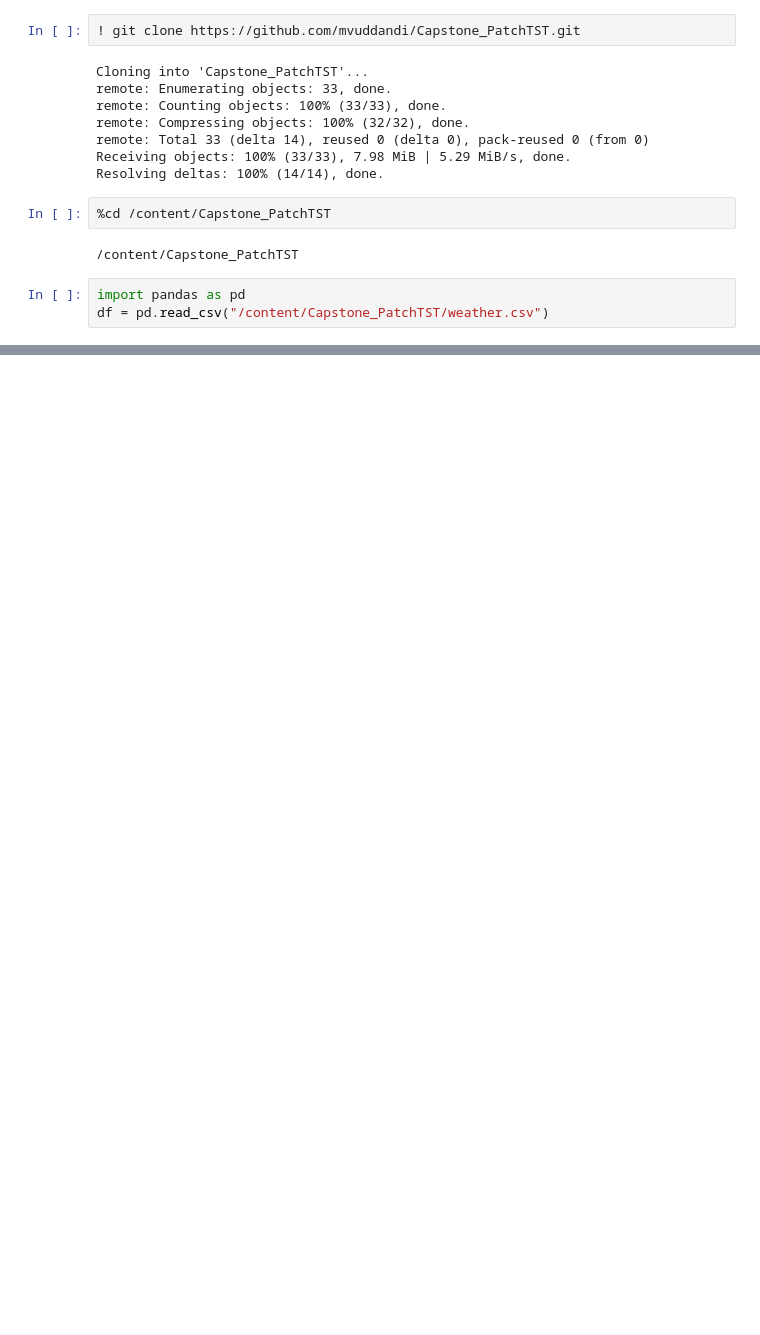
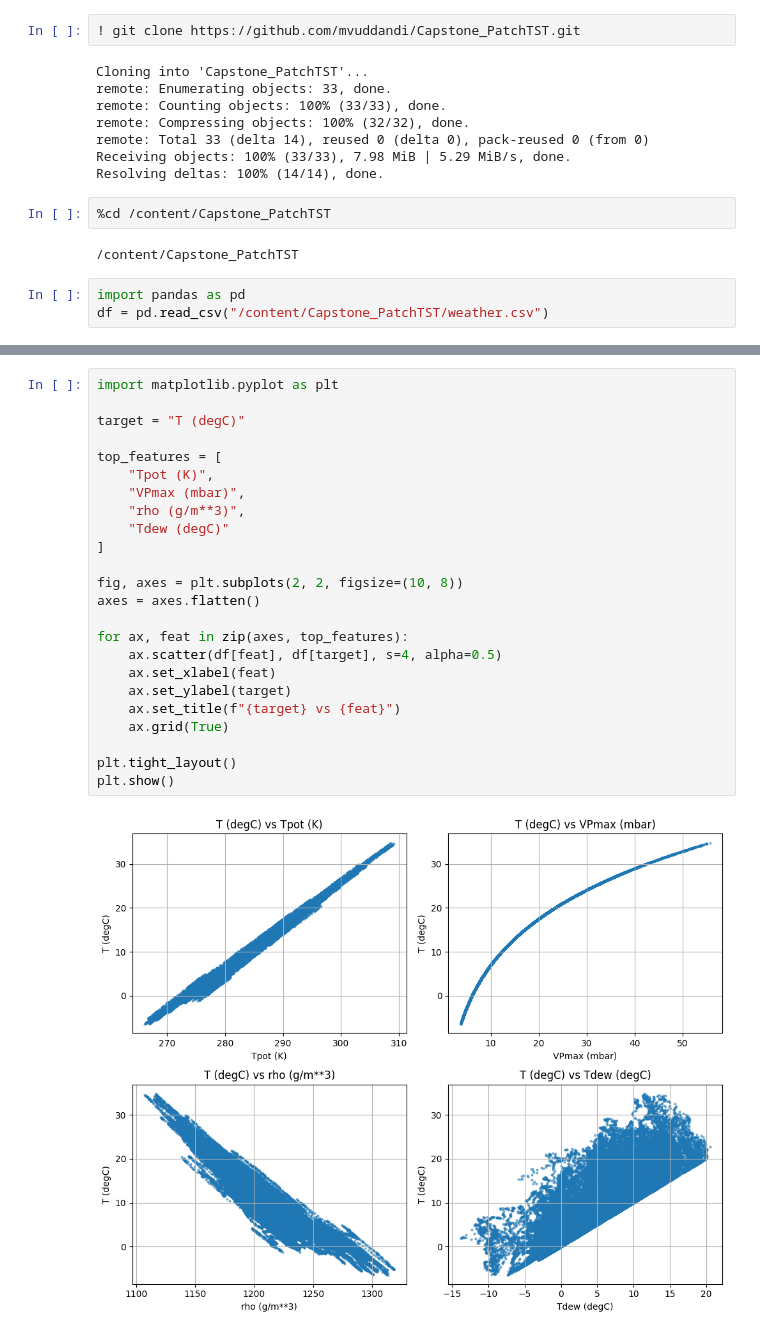
Before and after one commit to mvuddandi/Capstone_PatchTST, a Jupyter notebook: Features_Analysis.ipynb, the cells around one changed output, grey strips where cells are left out. Cells and saved outputs as stored; diff of their text form; blank space fills up the shorter version.

```diff
--- a/Features_Analysis.ipynb
+++ b/Features_Analysis.ipynb
@@ -19,0 +69,26 @@ df = pd.read_csv("/content/Capstone_PatchTST/weather.csv")
+# %%
+import matplotlib.pyplot as plt
+
+target = "T (degC)"
+
+top_features = [
+    "Tpot (K)",
+    "VPmax (mbar)",
+    "rho (g/m**3)",
+    "Tdew (degC)"
+]
+
+fig, axes = plt.subplots(2, 2, figsize=(10, 8))
+axes = axes.flatten()
+
+for ax, feat in zip(axes, top_features):
+    ax.scatter(df[feat], df[target], s=4, alpha=0.5)
+    ax.set_xlabel(feat)
+    ax.set_ylabel(target)
+    ax.set_title(f"{target} vs {feat}")
+    ax.grid(True)
+
+plt.tight_layout()
+plt.show()
+# %% [output]
+[figure, added]
```
Also changed, not shown: parts of 2 cells of this notebook.
